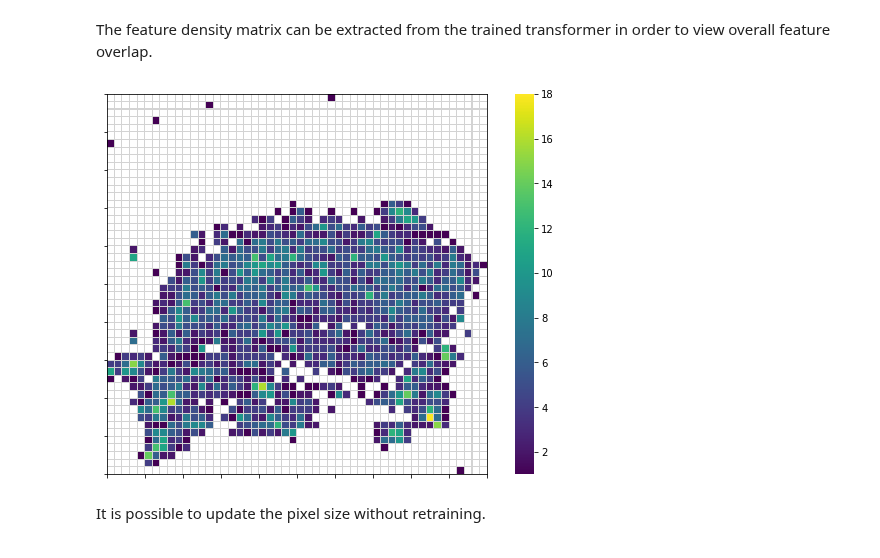
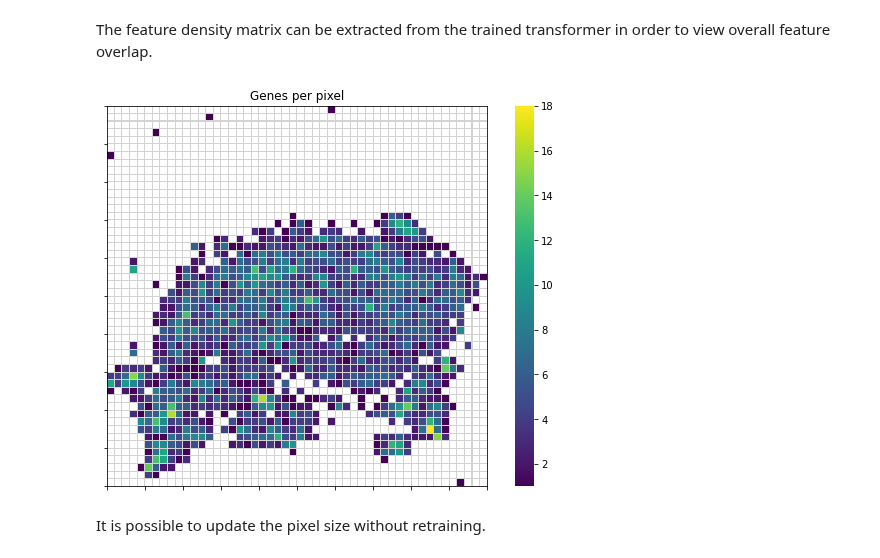
Before and after one commit to autogluon/autogluon, a Jupyter notebook: README.ipynb, the cells around one changed output. Cells and saved outputs as stored; diff of their text form; code cells hidden in the pictures.

```diff
--- a/README.ipynb
+++ b/README.ipynb
@@ -71,17 +71,18 @@ The feature density matrix can be extracted from the trained transformer in orde
 # %%
 fdm = it.feature_density_matrix()
 fdm[fdm == 0] = np.nan
 
 plt.figure(figsize=(10, 7))
 
 ax = sns.heatmap(fdm, cmap="viridis", linewidths=0.01,
                  linecolor="lightgrey", square=True)
 ax.xaxis.set_major_locator(ticker.MultipleLocator(5))
 ax.yaxis.set_major_locator(ticker.MultipleLocator(5))
 for _, spine in ax.spines.items():
     spine.set_visible(True)
+_ = plt.title("Genes per pixel")
 # %% [output]
-[figure, old version]
+[figure, new version]
 # %% [markdown]
 It is possible to update the pixel size without retraining.
 # %%
```
Also changed, not shown: parts of 2 cells of this notebook, 9 other files.
